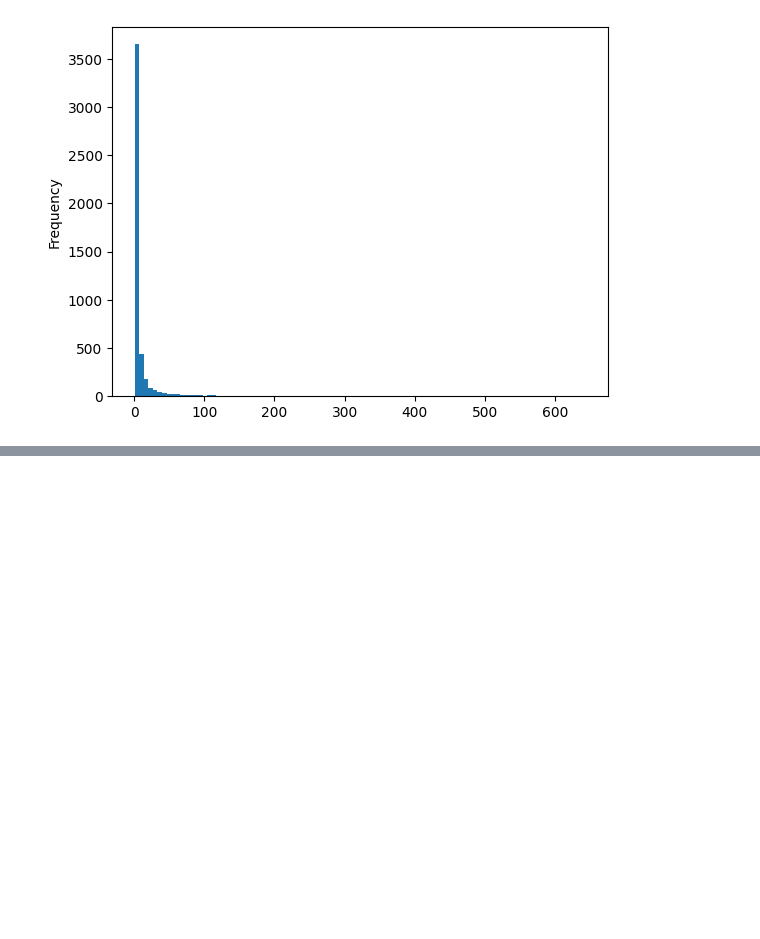
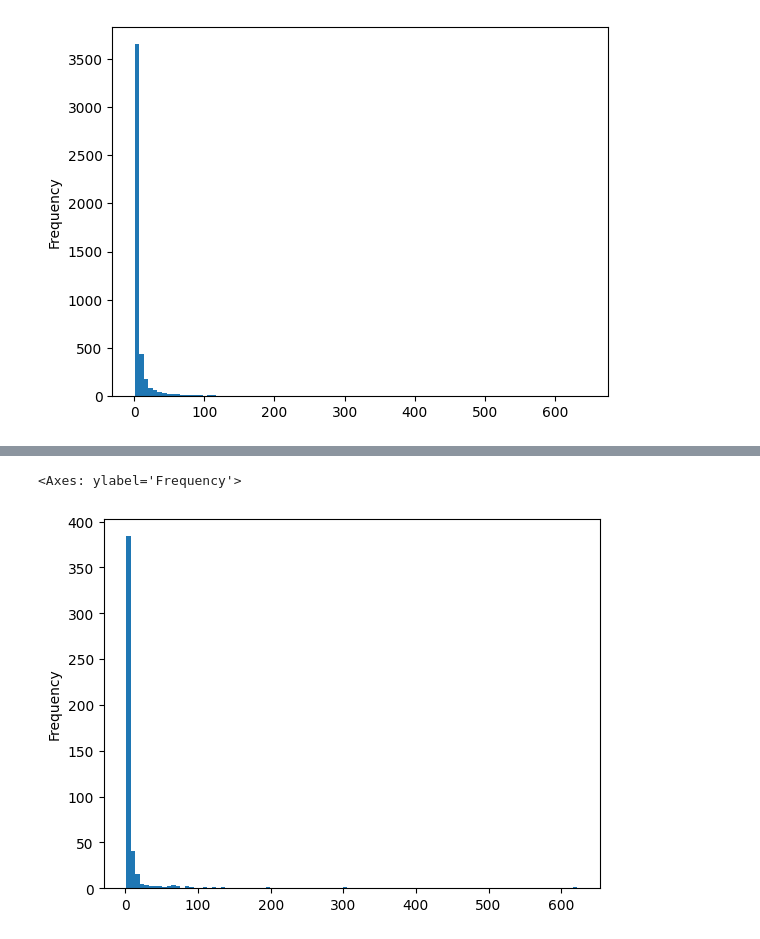
Before and after one commit to hieunt1410/Demo, a Jupyter notebook: visualize.ipynb, the cells around one changed output, grey strips where cells are left out. Saved outputs shown, nothing was run; the diff lists cells and outputs as text; code cells hidden in the pictures; blank space fills up the shorter version.

```diff
--- a/visualize.ipynb
+++ b/visualize.ipynb
@@ -61,0 +75,5 @@ ub['bundle'].value_counts().plot(kind='hist', bins=100)
+# %%
+ub_tune['bundle'].value_counts().plot(kind='hist', bins=100)
+# %% [output]
+<Axes: ylabel='Frequency'>
+[figure, added]
```
Also changed, not shown: parts of 5 cells of this notebook, 1 other file.
